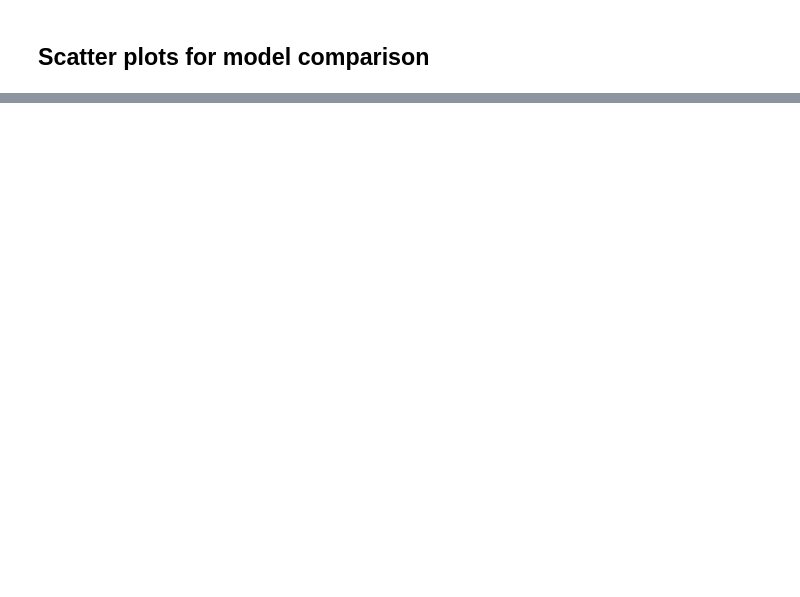
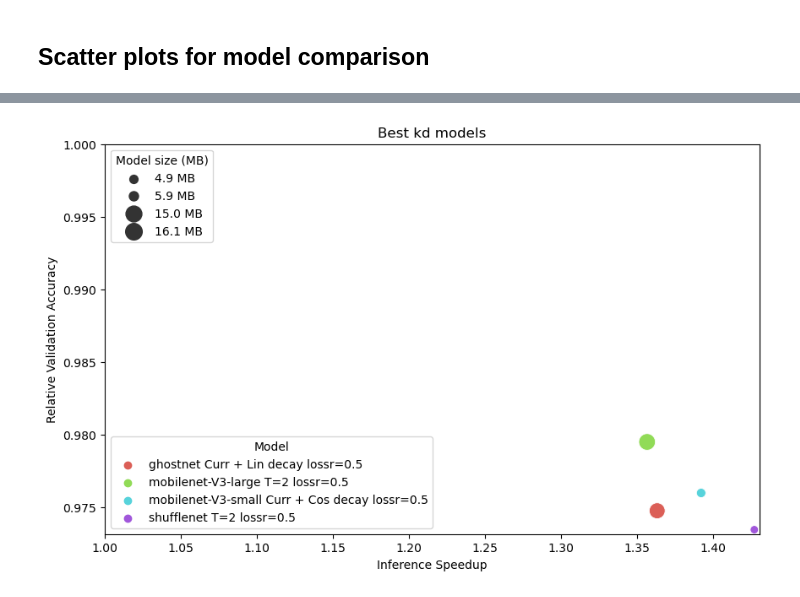
Before and after one commit to AndrisFreeman/KnowledgeDistillation_AZ, a Jupyter notebook: eval_experiments.ipynb, the cells around one changed output, grey strips where cells are left out. Cells and saved outputs as stored; diff of their text form; code cells hidden in the pictures; blank space fills up the shorter version.

```diff
--- a/eval_experiments.ipynb
+++ b/eval_experiments.ipynb
@@ -95,13 +96,23 @@ df.insert(loc=1, column='full_model_name',
                 '_curr=' + df['curriculum'].astype(str) +
                 '_cosd=' + df['cosine_decay'].astype(str))
 df.insert(loc=2, column='hyperparameters',
-          value=np.where(df['curriculum'],
-                           # Add a string to numpy array of strings element-wise
-                           np.core.defchararray.add(" Curr + ", np.where(df['cosine_decay'], "Cos decay", "Lin decay")),
-                           ' T=' + df['T'].astype(str)) +
-                  np.where(df['conditional'],
-                           " Cond",
-                           ' lossr=' + df['loss_ratio'].astype(str)))
+          value=np.where(df['loss_ratio'] == 0,
+                         " trained",
+                        np.where(df['curriculum'],
+                                  # Add a string to numpy array of strings element-wise
+                                  np.core.defchararray.add(" Curr + ", np.where(df['cosine_decay'], "Cos decay", "Lin decay")),
+                                  ' T=' + df['T'].astype(str)) +
+                        np.where(df['conditional'],
+                                 " Cond",
+                                 ' lossr=' + df['loss_ratio'].astype(str))))
+# df.insert(loc=2, column='hyperparameters',
+#           value=np.where(df['curriculum'],
+#                            # Add a string to numpy array of strings element-wise
+#                            np.core.defchararray.add(" Curr + ", np.where(df['cosine_decay'], "Cos decay", "Lin decay")),
+#                            ' T=' + df['T'].astype(str)) +
+#                   np.where(df['conditional'],
+#                            " Cond",
+#                            ' lossr=' + df['loss_ratio'].astype(str)))
 df.insert(loc=2, column='model_name',
           value=df['student_model_name'] + df['hyperparameters'])
 df['student_num_params'] = df['student_num_params'] / 1e6
@@ -117,6 +128,20 @@ df = df[(df['model_name'] == 'teacher_model') | (df['bs'] == 256)].reset_index(d
 print(df)
 print(df.shape)
 
+# Get teacher model and non-KD models
+loss_ratio_zero = df[df['loss_ratio'] == 0]
+# Get the best KD model for each student model architecture
+best_models = df[df['loss_ratio'] != 0].sort_values('val_acc', ascending=False).drop_duplicates('student_model_name')
+# Get only teacher as well as fine tuned model and best distilled model for each architecture
+df_kd = pd.concat([loss_ratio_zero, best_models]).sort_values('student_model_name')
+# Move teacher model to the top
+teacher_model = df_kd[df_kd['student_model_name'] == 'teacher_model']
+other_models = df_kd[df_kd['student_model_name'] != 'teacher_model']
+df_kd = pd.concat([teacher_model, other_models])
+
 df_melted_model = pd.melt(df, id_vars=["student_model_name", "full_model_name", "model_name", "hyperparameters"], var_name="metric", value_name="value")
 df_melted_model['value'] = df_melted_model['value'].astype(float)
+
+df_kd_melted_model = pd.melt(df_kd, id_vars=["student_model_name", "full_model_name", "model_name", "hyperparameters"], var_name="metric", value_name="value")
+df_kd_melted_model['value'] = df_kd_melted_model['value'].astype(float)
 # %% [output]
@@ -222,9 +299,9 @@ def scatterplot_compare(df, model_group="All", plot=False, model_name_pos="lower
     plt.figure(figsize=(10, 6))
 
 
-    if model_group.lower() == "best":
+    if "best" in model_group.lower():
         name_column = "model_name"
-        legend_name = "Model name"
+        legend_name = "Model"
     else:
         name_column = "hyperparameters"
         legend_name = "Hyperparameters"
@@ -284,6 +369,8 @@ scatterplot_compare(df=df[df["student_model_name"].isin(["shufflenet"])],
 # %%
 # Save results for best model (based on val acc) of each architecture
 best_df = df.loc[df.groupby('student_model_name')['val_acc'].idxmax()].reset_index(drop=True)
 best_df = best_df[best_df["student_model_name"] != "teacher_model"] # exclude teacher model
-scatterplot_compare(best_df, model_group="best", plot=True,
+scatterplot_compare(best_df, model_group="best KD", plot=True,
                     model_name_pos="lower left")
+# %% [output]
+[figure, added]
```
Also changed, not shown: parts of 14 cells of this notebook, 17 other files.
